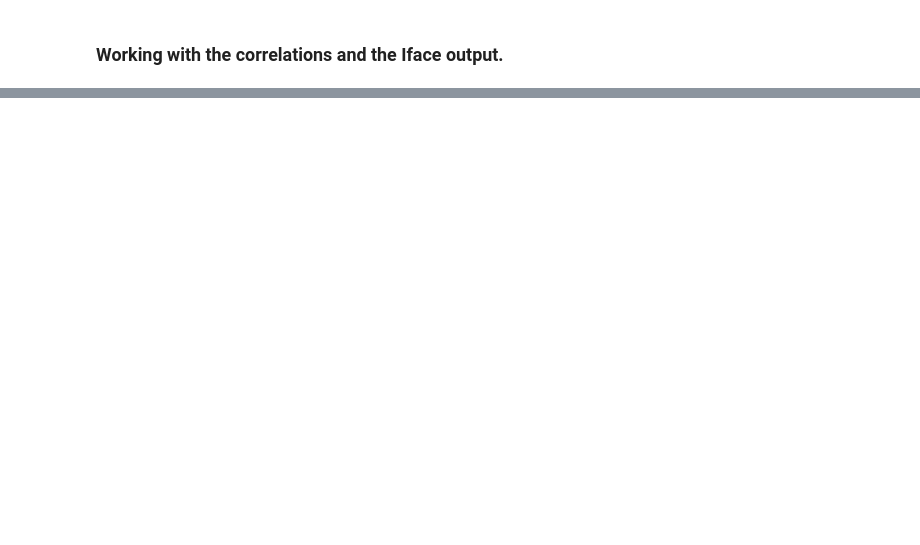
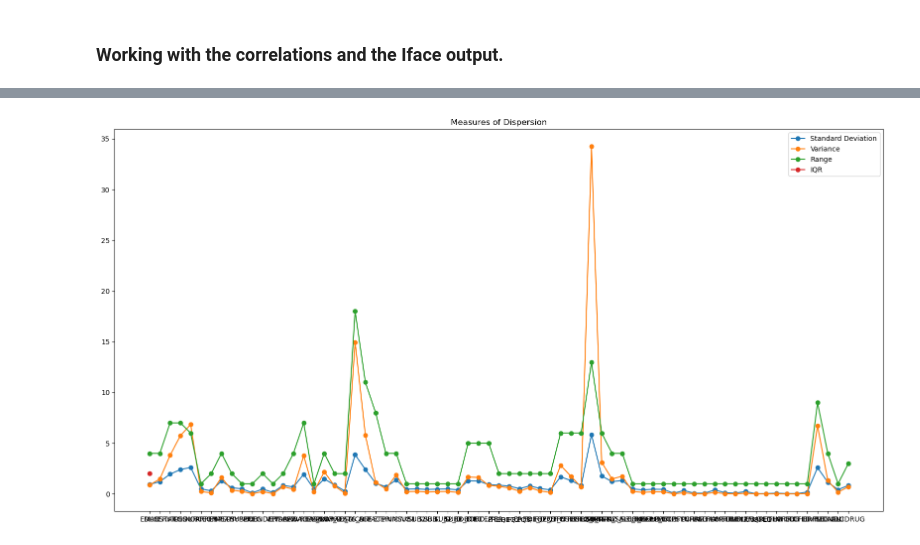
Before and after one commit to MWatkins87/House_of_Hope, a Jupyter notebook: beau.ipynb, the cells around one changed output, grey strips where cells are left out. Saved outputs shown, nothing was run; the diff lists cells and outputs as text; code cells hidden in the pictures; blank space fills up the shorter version.

```diff
--- a/beau.ipynb
+++ b/beau.ipynb
@@ -757,0 +457,11 @@ elif reason2 == "METHUSE":
+# %%
+# Measures of Dispersion
+std_deviation = data.std()
+variance = data.var()
+range = data.max() - data.min()
+iqr = stats.iqr(data)
+
+print(f"\nStandard Deviation: {std_deviation}")
+print(f"Variance: {variance}")
+print(f"Range: {range}")
+print(f"IQR: {iqr}")
@@ -757,0 +486,12 @@ elif reason2 == "METHUSE":
+# %%
+# Visualize Measures of Dispersion
+plt.figure(figsize=(20, 10))
+plt.plot(std_deviation, label="Standard Deviation", marker="o")
+plt.plot(variance, label="Variance", marker="o")
+plt.plot(range, label="Range", marker="o")
+plt.plot(iqr, label="IQR", marker="o")
+plt.title("Measures of Dispersion")
+plt.legend()
+plt.show()
+# %% [output]
+[figure, added]
```
Also changed, not shown: parts of 60 cells of this notebook.
